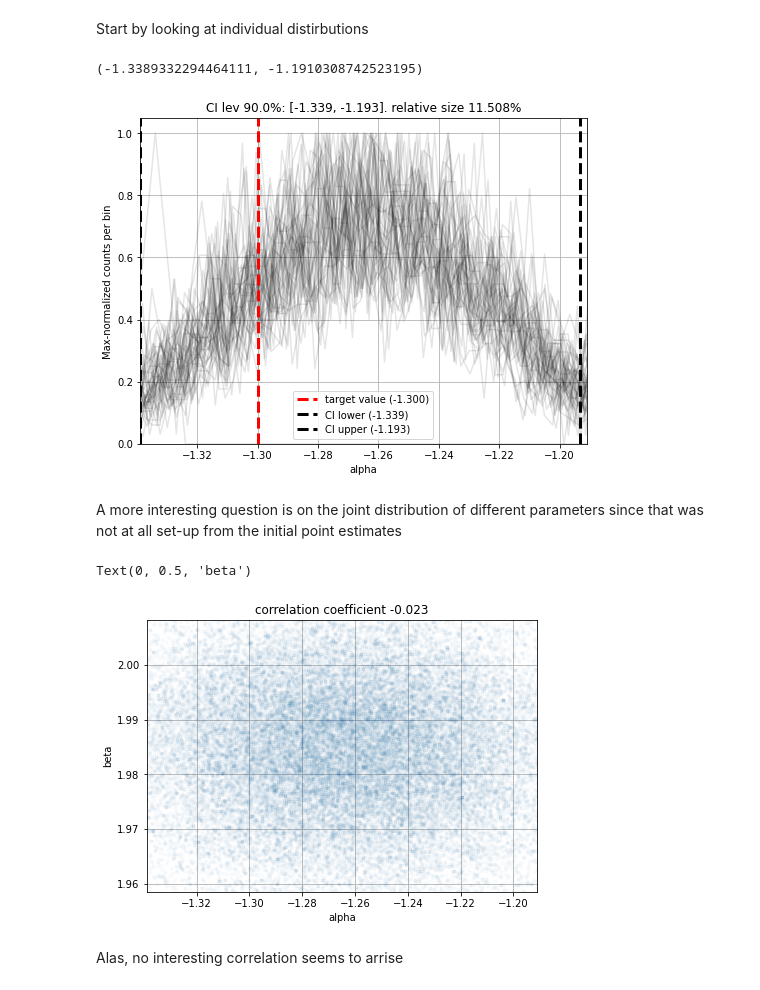
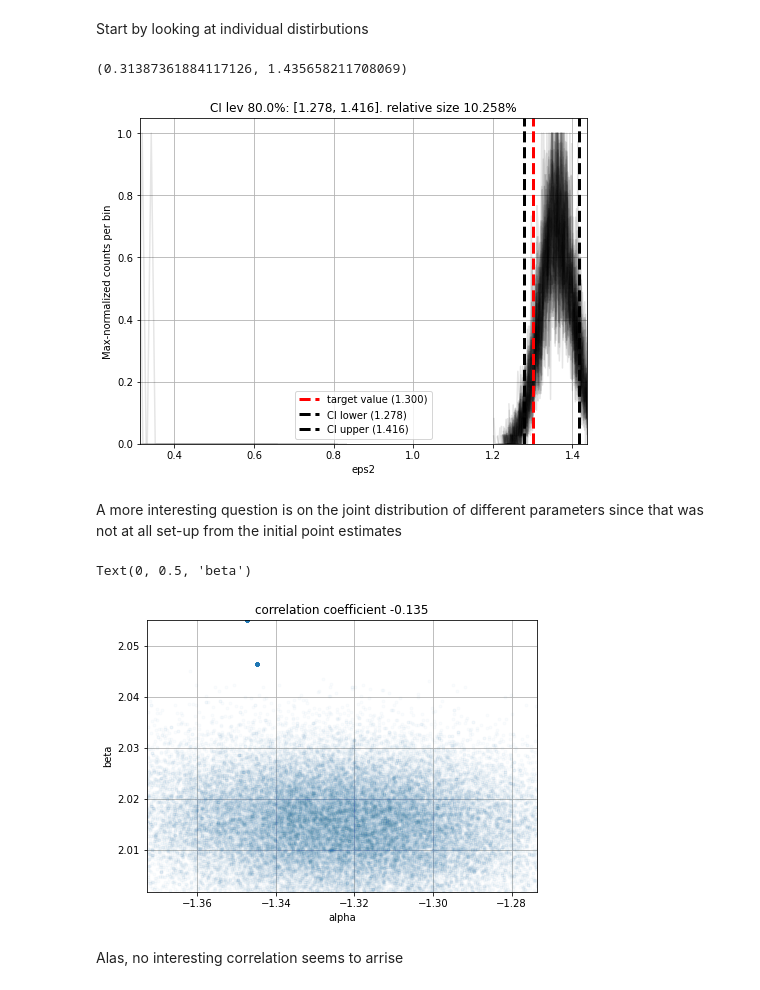
Before and after one commit to vasasav/tensorflow_probability_experiments, a Jupyter notebook: linear_regression.ipynb, the cells around one changed output. Cells and saved outputs as stored; diff of their text form; code cells hidden in the pictures.

Commit message:
Linear regression. Setting prior on just few points to test how well the MCMC converges

```diff
--- a/linear_regression.ipynb
+++ b/linear_regression.ipynb
@@ -63,7 +63,7 @@ chosen_lam = np.log(chosen_eps2)
 chosen_beta = 2.0
 chosen_alpha = -1.3
 #
-sample_count = 300
+sample_count = 2000
 
 # configure model
 source_model = tfp.distributions.JointDistributionNamed({
@@ -483,8 +483,9 @@ def hmc_mcmc_sample(
 
 ##########################
 
-
-data_point_estimates_dict = get_data_point_estimates(sampled_x_arr, sampled_y_arr)
+# limit the number of points used to estimate prior
+limit_for_pior = 20
+data_point_estimates_dict = get_data_point_estimates(sampled_x_arr[:limit_for_pior], sampled_y_arr[:limit_for_pior])
 
 prior_distribution = get_prior_distribution(
     sample_mean_x=data_point_estimates_dict['sample_mean_x'],
@@ -578,7 +579,7 @@ results_dict['eps2'] = tf.exp(results_dict['lam'])
 # %% [markdown]
 Start by looking at individual distirbutions
 # %%
-key_param = 'alpha'
+key_param = 'eps2'
 param_arr = np.squeeze(results_dict[key_param].numpy())
 
 target_val_dict = {
@@ -591,39 +592,39 @@ target_val_dict = {
     'mu_x': chosen_mu_x
 }
 
-ci_lev = 0.90
+ci_lev = 0.80
 ci_lim = [(1-ci_lev)/2, 1-(1-ci_lev)/2]
 bin_count = int(samples_per_chain/10)
 
 #### plot
 
 fig, ax = pp.subplots(figsize=(8, 6))
 
 for i_chain in range(chain_count):
     cur_chain = param_arr[:, i_chain]
 
     hist_counts, hist_bins = np.histogram(cur_chain, bins=bin_count)
     hist_bin_mid_points = (hist_bins[1:] + hist_bins[:-1])/2
 
     ax.plot(hist_bin_mid_points, hist_counts/np.max(hist_counts), color='k', alpha=0.1)
     ax.set_ylim([0, 1.05])
 
 
 # add some reference info
 ax.axvline(target_val_dict[key_param], color='red', linewidth=3, linestyle='--', label=f'target value ({target_val_dict[key_param]:.3f})')
 ax.axvline(np.quantile(param_arr, ci_lim[0]), color='k', linewidth=3, linestyle='--', label=f'CI lower ({np.quantile(param_arr, ci_lim[0]):.3f})')
 ax.axvline(np.quantile(param_arr, ci_lim[1]), color='k', linewidth=3, linestyle='--', label=f'CI upper ({np.quantile(param_arr, ci_lim[1]):.3f})')
 ax.set_xlabel(key_param)
 ax.grid()
 ci_lim_real = np.quantile(param_arr, ci_lim)
 ax.set_title(f'CI lev {ci_lev*100:.1f}%: [{ci_lim_real[0]:.3f}, {ci_lim_real[1]:.3f}]. '+\
             f'relative size {np.abs((ci_lim_real[1]-ci_lim_real[0])/((ci_lim_real[0]+ci_lim_real[1])/2)*100):.3f}%')
 ax.legend()
 ax.set_ylabel('Max-normalized counts per bin')
 ax.set_xlim(np.quantile(param_arr, [0.045, 0.955]))
 # %% [output]
-(-1.3389332294464111, -1.1910308742523195)
+(0.31387361884117126, 1.435658211708069)
-[figure, old version]
+[figure, new version]
 # %% [markdown]
 A more interesting question is on the joint distribution of different parameters since that was not at all set-up from the initial point estimates
 # %%
@@ -657,6 +658,6 @@ ax.set_xlabel(joint_name_hor)
 ax.set_ylabel(joint_name_vert)
 # %% [output]
 Text(0, 0.5, 'beta')
-[figure, old version]
+[figure, new version]
 # %% [markdown]
 Alas, no interesting correlation seems to arrise
```
Also changed, not shown: parts of 5 cells of this notebook.
